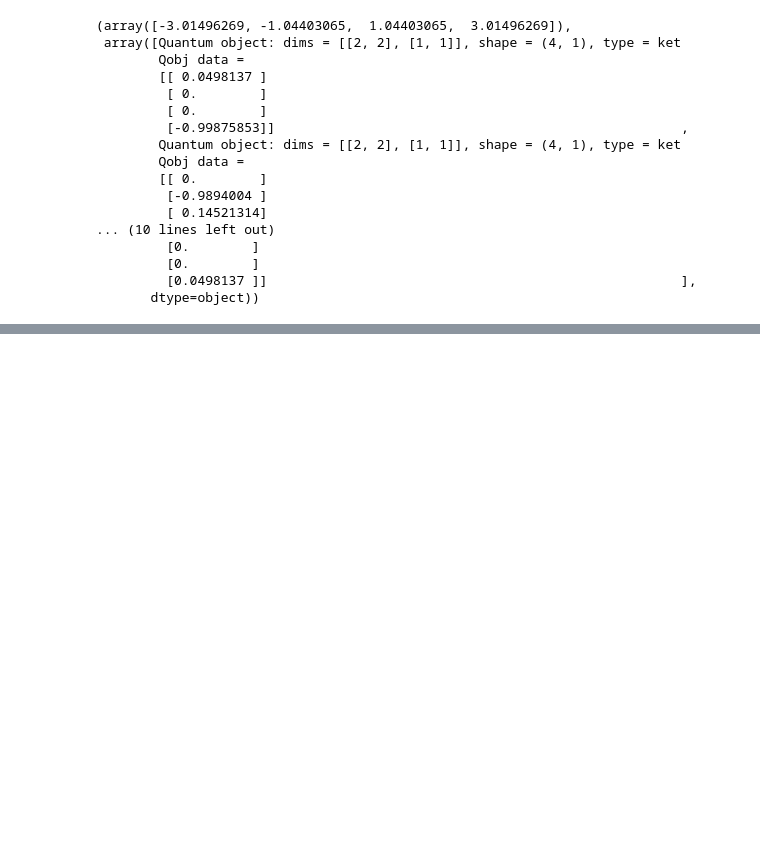
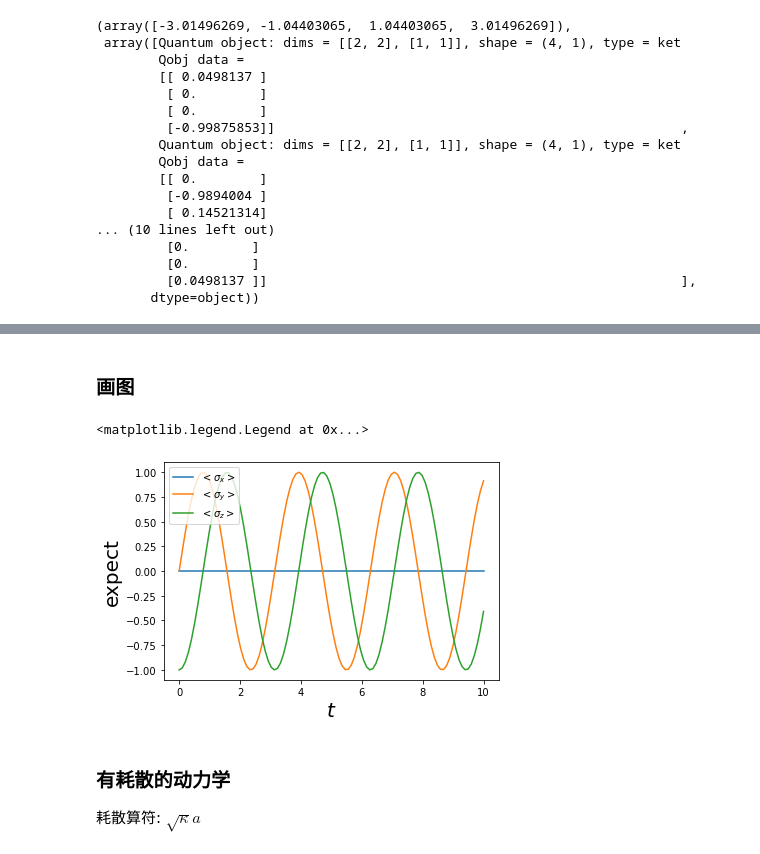
Before and after one commit to mantianxing-tiga/git-demo, a Jupyter notebook: qutip_learn/introduction.ipynb, the cells around one changed output, grey strips where cells are left out. Drawn from its saved outputs; the diff is of its cells as text; code cells hidden in the pictures; blank space fills up the shorter version.

```diff
--- a/qutip_learn/introduction.ipynb
+++ b/qutip_learn/introduction.ipynb
@@ -334,0 +438,2 @@ H.eigenstates()
+# %%
+res = mesolve(H, psi0, tls, [], [sigmax(), sigmay(), sigmaz()])
@@ -334,0 +465,17 @@ H.eigenstates()
+# %% [markdown]
+### 画图
+# %%
+fig, axes = plt.subplots(1, 1)
+
+for i in range(3):
+    axes.plot(tls, res.expect[i], label=f'$<\sigma_{chr(120+i)}>$')
+
+axes.set_xlabel(r'$t$', fontsize=20)
+axes.set_ylabel("expect", fontsize=20)
+axes.legend(loc=2, fontsize=10)
+# %% [output]
+<matplotlib.legend.Legend at 0x...>
+[figure, added]
+# %% [markdown]
+### 有耗散的动力学
+耗散算符: $\sqrt{\kappa}a$
```
Also changed, not shown: parts of 27 cells of this notebook, 1 other file.
